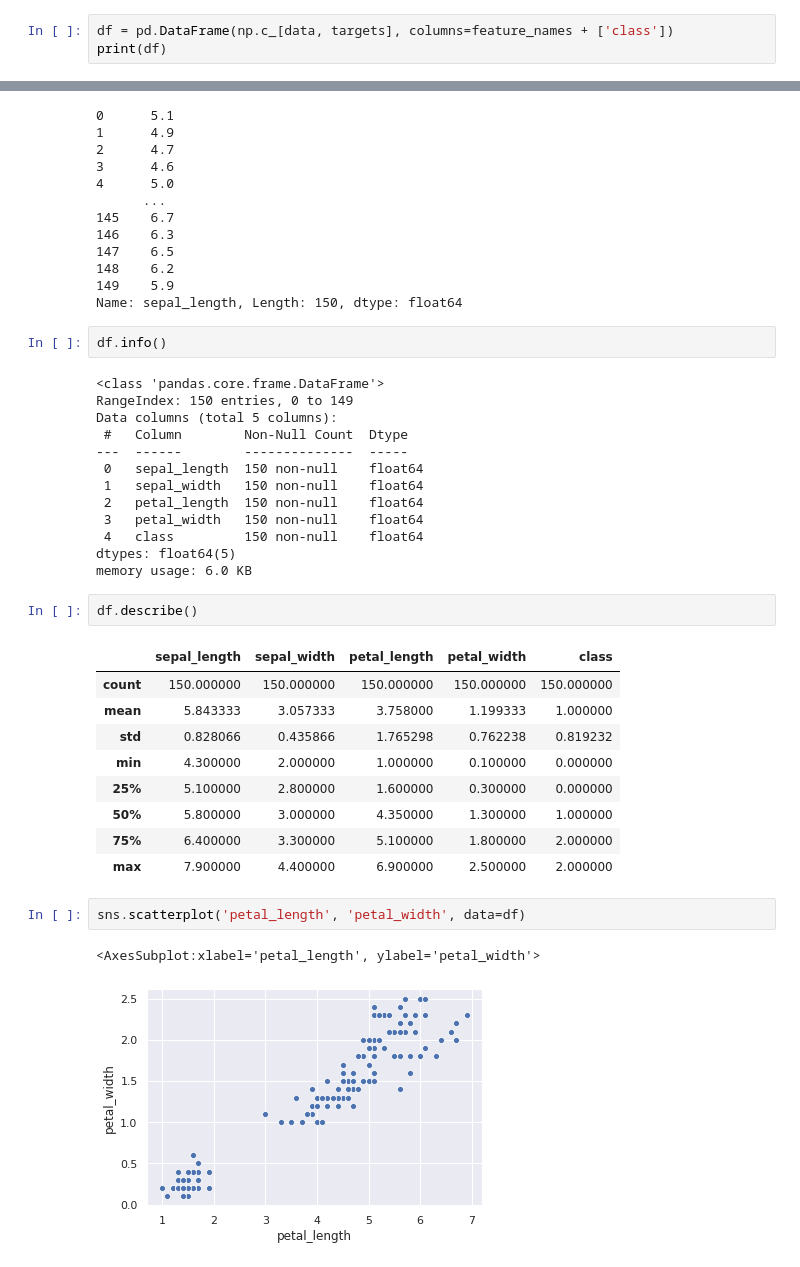
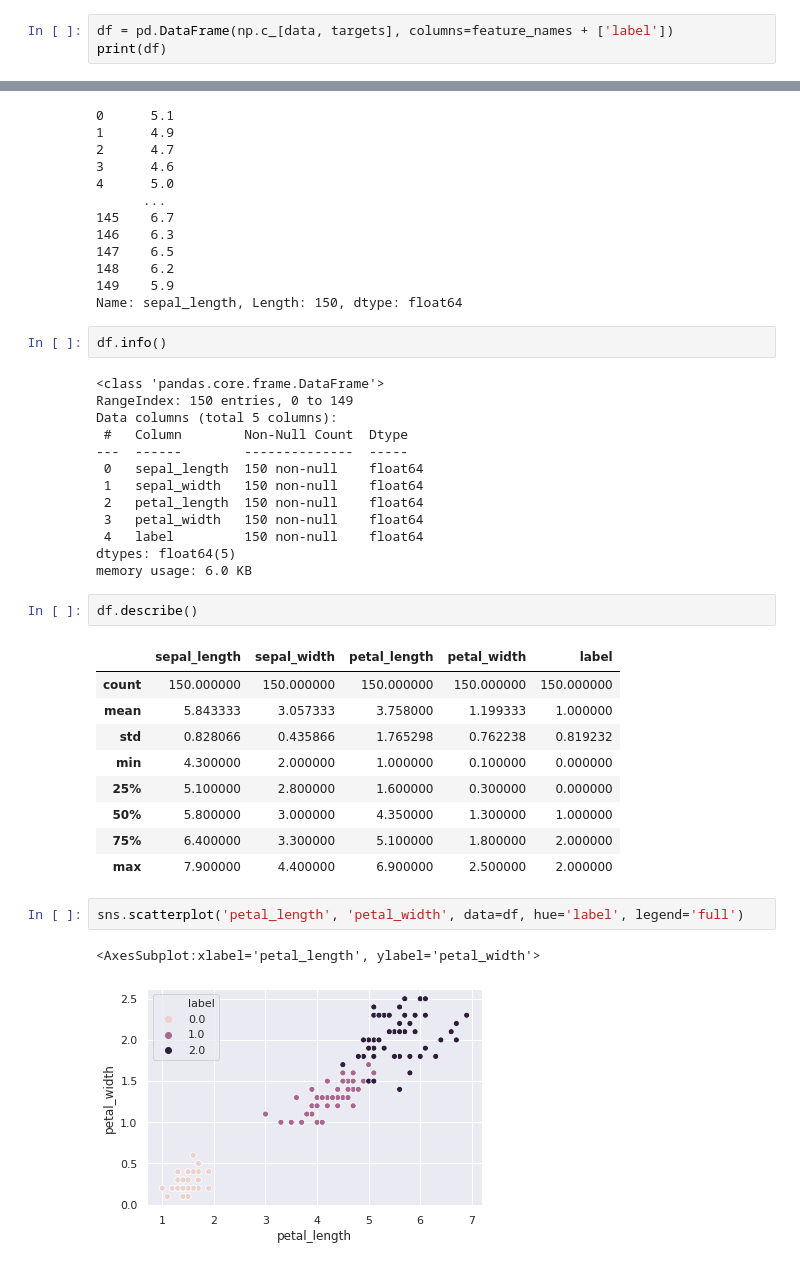
Before and after one commit to wolejnik/basis-decision-tree, a Jupyter notebook: mian.ipynb, the cells around one changed output, grey strips where cells are left out. Drawn from its saved outputs; the diff is of its cells as text.

```diff
--- a/mian.ipynb
+++ b/mian.ipynb
@@ -64,6 +65,6 @@ Image(url="https://www.fs.fed.us/wildflowers/beauty/iris/Blue_Flag/images/iris_v
 # %% [output]
 [interactive output not drawn]
 # %%
-df = pd.DataFrame(np.c_[data, targets], columns=feature_names + ['class'])
+df = pd.DataFrame(np.c_[data, targets], columns=feature_names + ['label'])
 print(df)
 # %% [output]
@@ -108,13 +109,13 @@ Data columns (total 5 columns):
  1   sepal_width   150 non-null    float64
  2   petal_length  150 non-null    float64
  3   petal_width   150 non-null    float64
- 4   class         150 non-null    float64
+ 4   label         150 non-null    float64
 dtypes: float64(5)
 memory usage: 6.0 KB
 # %%
 df.describe()
 # %% [output]
-|  | sepal_length | sepal_width | petal_length | petal_width | class |
+|  | sepal_length | sepal_width | petal_length | petal_width | label |
 | count | 150.000000 | 150.000000 | 150.000000 | 150.000000 | 150.000000 |
 | mean | 5.843333 | 3.057333 | 3.758000 | 1.199333 | 1.000000 |
 | std | 0.828066 | 0.435866 | 1.765298 | 0.762238 | 0.819232 |
@@ -124,7 +125,7 @@ df.describe()
 | 75% | 6.400000 | 3.300000 | 5.100000 | 1.800000 | 2.000000 |
 | max | 7.900000 | 4.400000 | 6.900000 | 2.500000 | 2.000000 |
 # %%
-sns.scatterplot('petal_length', 'petal_width', data=df)
+sns.scatterplot('petal_length', 'petal_width', data=df, hue='label', legend='full')
 # %% [output]
 <AxesSubplot:xlabel='petal_length', ylabel='petal_width'>
-[figure, old version]
+[figure, new version]
```
Also changed, not shown: parts of 10 cells of this notebook.
